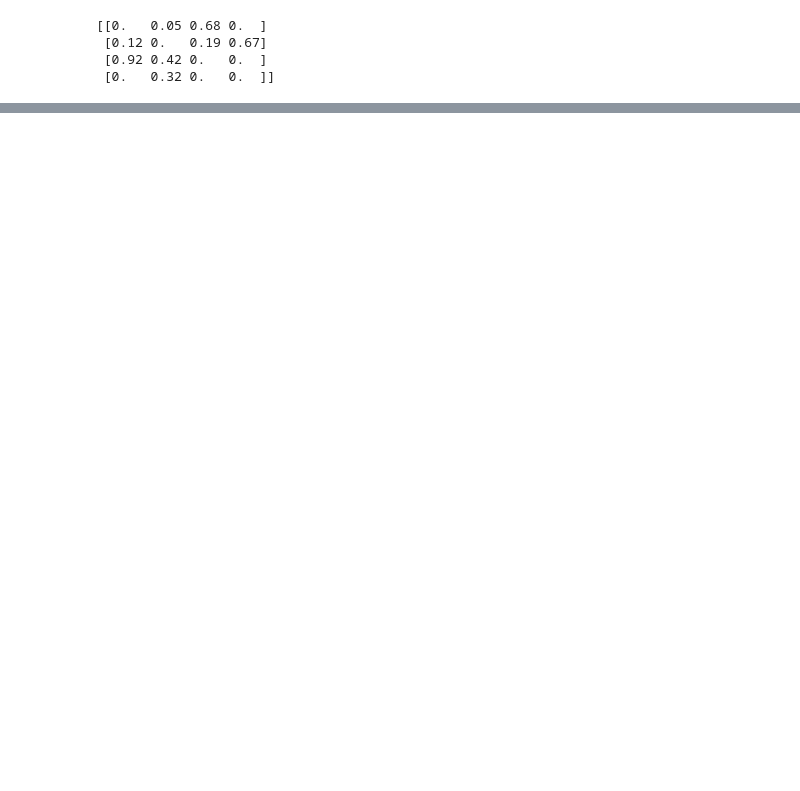
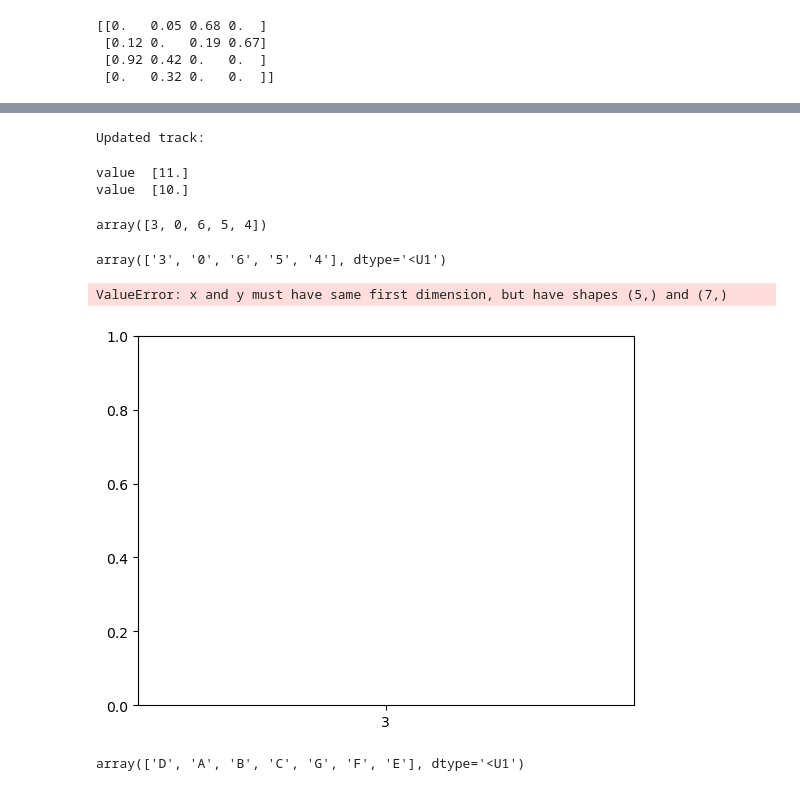
Before and after one commit to eliecerecology/ComplexNetworksPandemia, a Jupyter notebook: playMatrix.ipynb, the cells around one changed output, grey strips where cells are left out. Saved outputs shown, nothing was run; the diff lists cells and outputs as text; code cells hidden in the pictures; blank space fills up the shorter version.

```diff
--- a/playMatrix.ipynb
+++ b/playMatrix.ipynb
@@ -404,0 +304,46 @@ Updated array: [1 2 3 9]
+# %%
+track_nodes = update_time(times_matrix, seed_node)
+print("\nUpdated track:")
+# %% [output]
+Updated track:
+# %%
+f = 0.45
+infection_array = infection(f, track_nodes, prob_array, infect_array)
+#print(infection_array)
+# %%
+times_array, track_array, accumulated_times  = update_time_prob(times_matrix, infection_array, seed_node)
+# %% [output]
+value  [11.]
+value  [10.]
+# %%
+track_array
+# %% [output]
+array([3, 0, 6, 5, 4])
+# %%
+values_array2 = np.array(list(accumulated_times.values()))
+# %%
+track_array
+# %% [output]
+array(['3', '0', '6', '5', '4'], dtype='<U1')
+# %%
+# Your NumPy array
+track_array = text_array = np.vectorize(str)(track_array)
+track_array2 = text_array = np.vectorize(str)(track_array)
+
+# Plot the line with characters
+#plt.plot(track_array, values_array, marker='o', linestyle='-')
+plt.plot(track_array2, values_array2, marker='o', linestyle='-')
+# Add labels and title
+plt.xlabel('Nodes')
+plt.ylabel('Values (Mapped to Characters)')
+plt.title('Line Plot of Categorized Data')
+
+# Show the plot
+plt.show()
+# %% [output]
+ValueError: x and y must have same first dimension, but have shapes (5,) and (7,)
+[figure, added]
+# %%
+char_array
+# %% [output]
+array(['D', 'A', 'B', 'C', 'G', 'F', 'E'], dtype='<U1')
```
Also changed, not shown: parts of 36 cells of this notebook, 1 other file.
